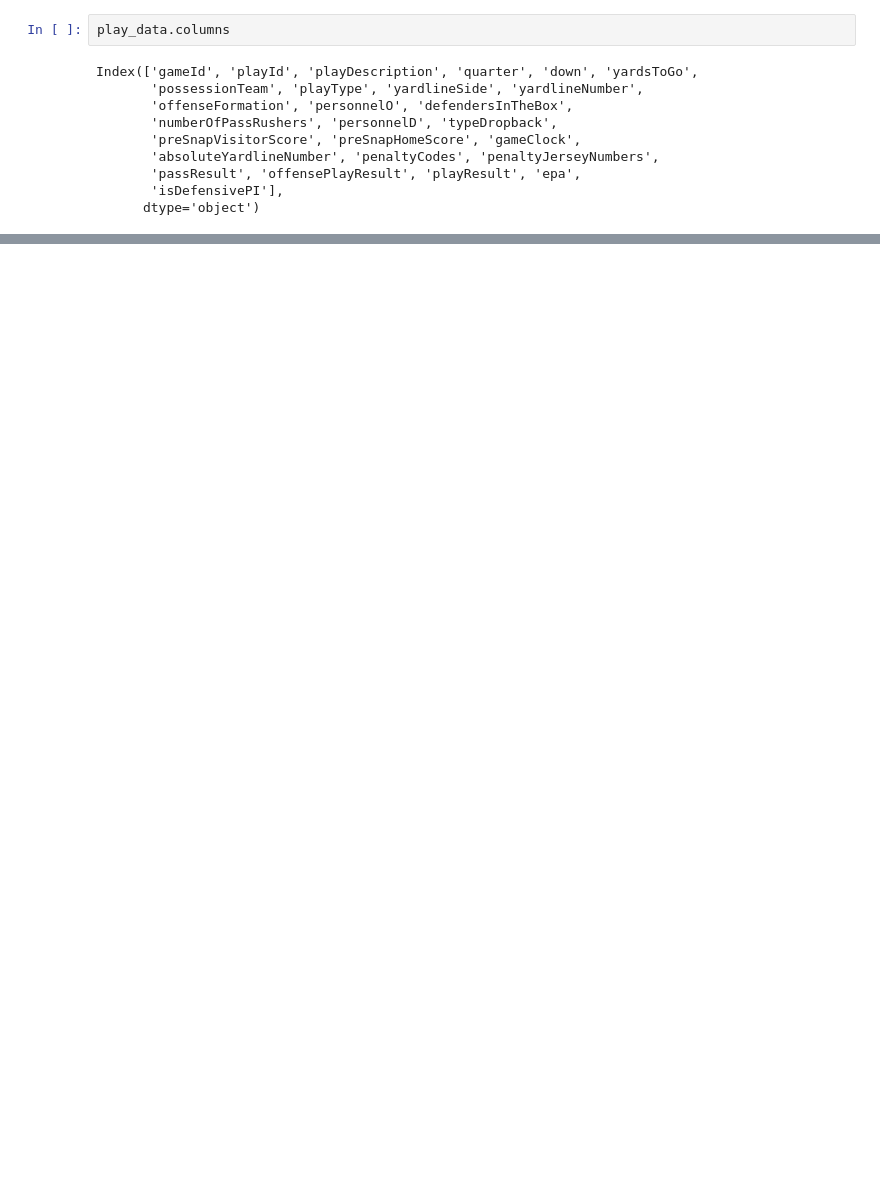
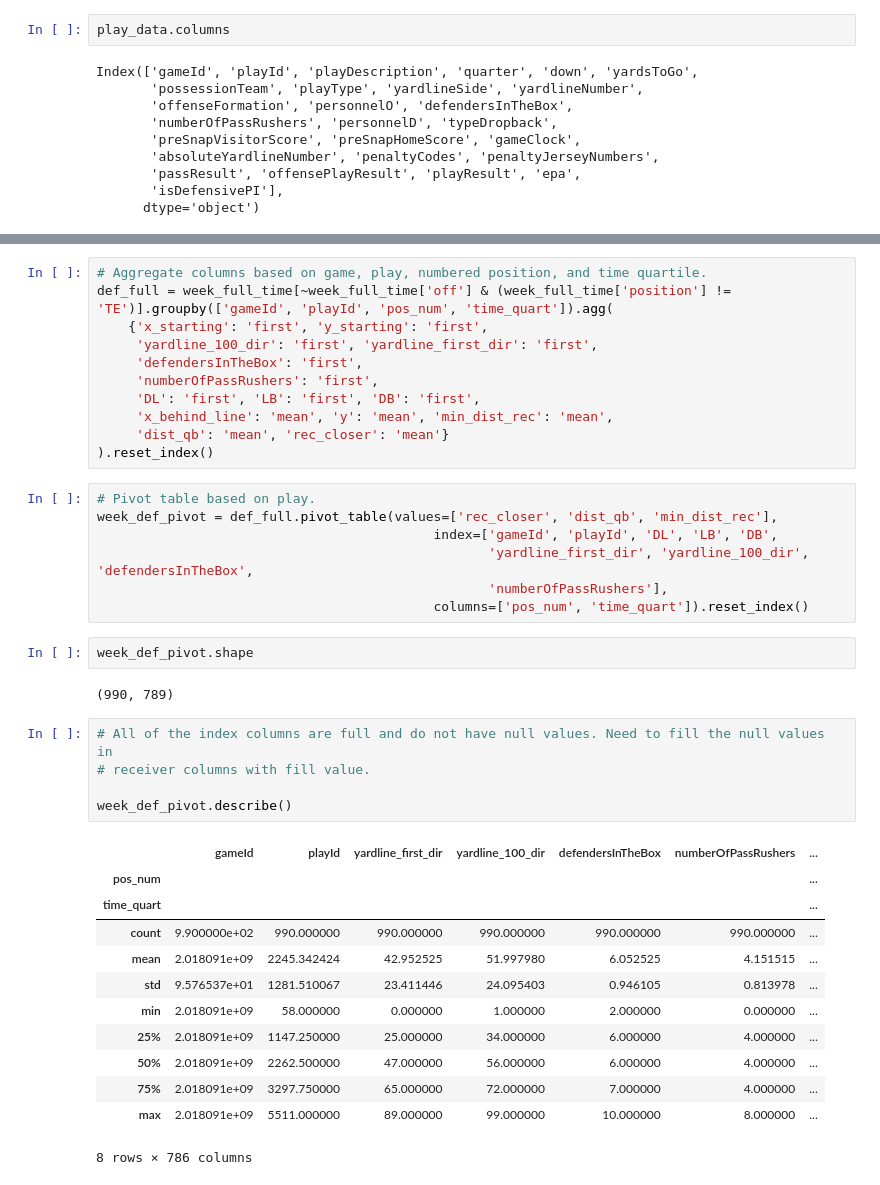
Before and after one commit to andrewbakert/NFL_Pass_Pred, a Jupyter notebook: def_pred.ipynb, the cells around one changed output, grey strips where cells are left out. Drawn from its saved outputs; the diff is of its cells as text; blank space fills up the shorter version.

```diff
--- a/def_pred.ipynb
+++ b/def_pred.ipynb
@@ -310,0 +436,40 @@ array([[[-1, -1],
+# %%
+# Aggregate columns based on game, play, numbered position, and time quartile.
+def_full = week_full_time[~week_full_time['off'] & (week_full_time['position'] != 'TE')].groupby(['gameId', 'playId', 'pos_num', 'time_quart']).agg(
+    {'x_starting': 'first', 'y_starting': 'first',
+     'yardline_100_dir': 'first', 'yardline_first_dir': 'first',
+     'defendersInTheBox': 'first',
+     'numberOfPassRushers': 'first',
+     'DL': 'first', 'LB': 'first', 'DB': 'first',
+     'x_behind_line': 'mean', 'y': 'mean', 'min_dist_rec': 'mean',
+     'dist_qb': 'mean', 'rec_closer': 'mean'}
+).reset_index()
+# %%
+# Pivot table based on play.
+week_def_pivot = def_full.pivot_table(values=['rec_closer', 'dist_qb', 'min_dist_rec'],
+                                           index=['gameId', 'playId', 'DL', 'LB', 'DB',
+                                                  'yardline_first_dir', 'yardline_100_dir', 'defendersInTheBox',
+                                                  'numberOfPassRushers'],
+                                           columns=['pos_num', 'time_quart']).reset_index()
+# %%
+week_def_pivot.shape
+# %% [output]
+(990, 789)
+# %%
+# All of the index columns are full and do not have null values. Need to fill the null values in
+# receiver columns with fill value.
+
+week_def_pivot.describe()
+# %% [output]
+|  | gameId | playId | yardline_first_dir | yardline_100_dir | defendersInTheBox | numberOfPassRushers | ... |
+| pos_num |  |  |  |  |  |  | ... |
+| time_quart |  |  |  |  |  |  | ... |
+| count | 9.900000e+02 | 990.000000 | 990.000000 | 990.000000 | 990.000000 | 990.000000 | ... |
+| mean | 2.018091e+09 | 2245.342424 | 42.952525 | 51.997980 | 6.052525 | 4.151515 | ... |
+| std | 9.576537e+01 | 1281.510067 | 23.411446 | 24.095403 | 0.946105 | 0.813978 | ... |
+| min | 2.018091e+09 | 58.000000 | 0.000000 | 1.000000 | 2.000000 | 0.000000 | ... |
+| 25% | 2.018091e+09 | 1147.250000 | 25.000000 | 34.000000 | 6.000000 | 4.000000 | ... |
+| 50% | 2.018091e+09 | 2262.500000 | 47.000000 | 56.000000 | 6.000000 | 4.000000 | ... |
+| 75% | 2.018091e+09 | 3297.750000 | 65.000000 | 72.000000 | 7.000000 | 4.000000 | ... |
+| max | 2.018091e+09 | 5511.000000 | 89.000000 | 99.000000 | 10.000000 | 8.000000 | ... |
+8 rows × 786 columns
```
Also changed, not shown: parts of 99 cells of this notebook.
